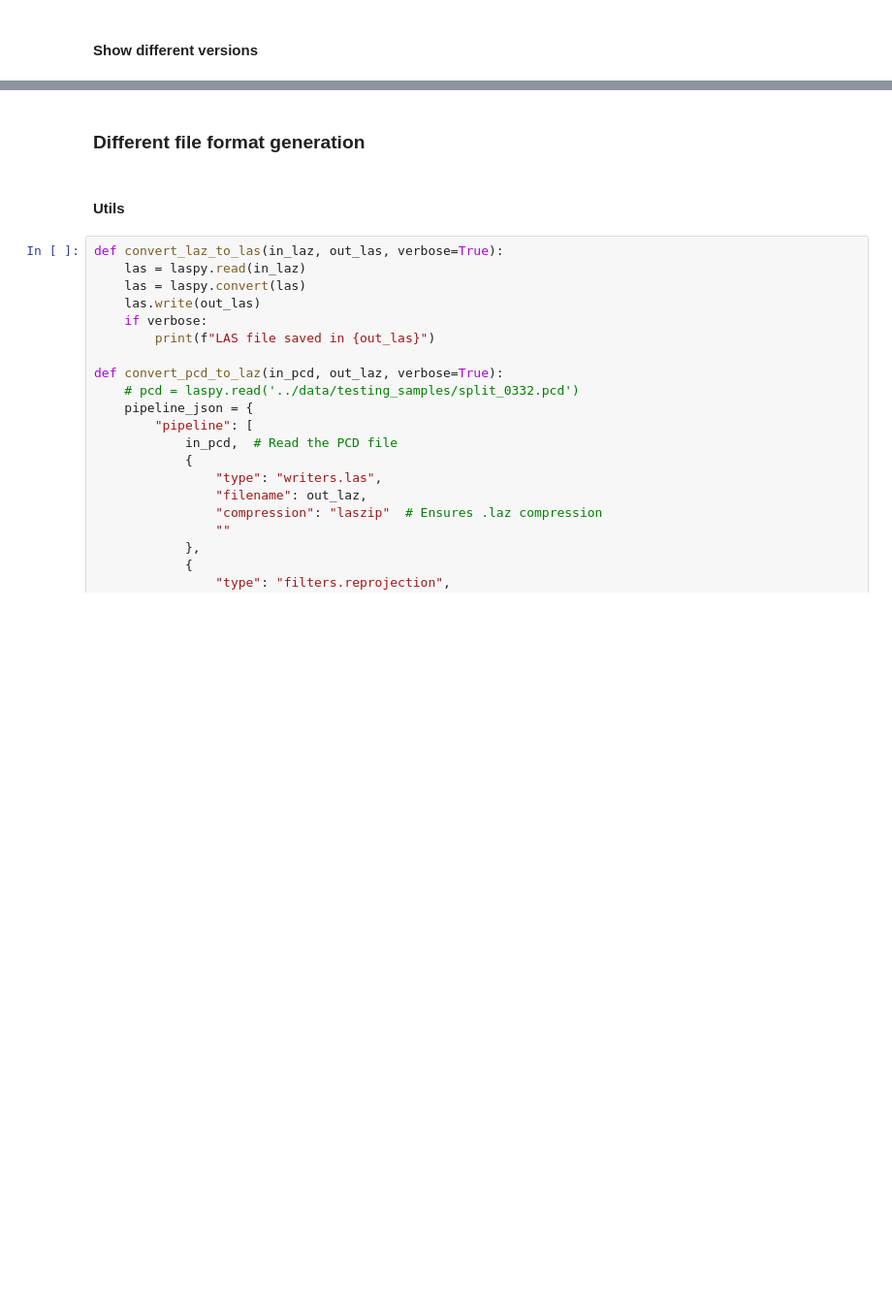
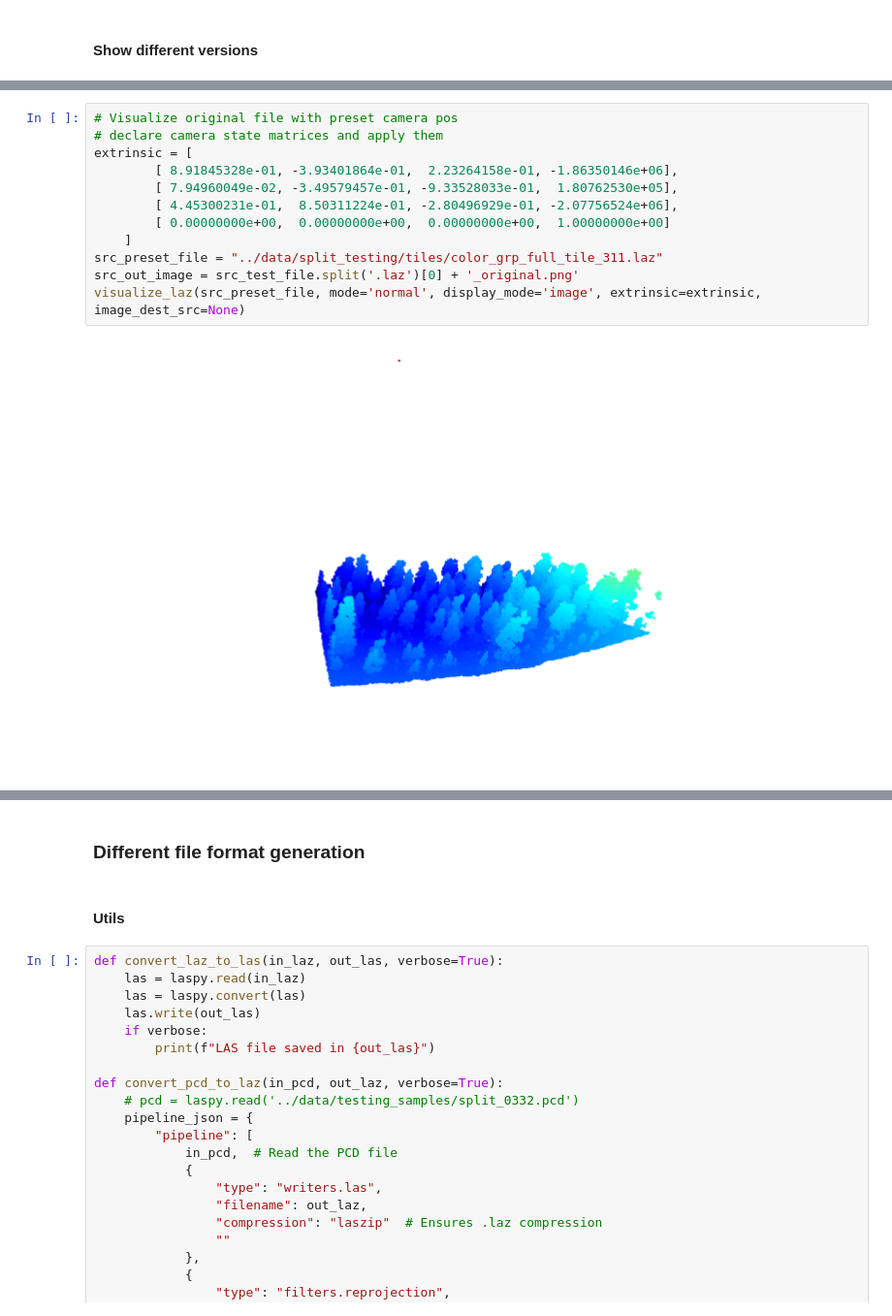
Before and after one commit to destoswa/PDM, a Jupyter notebook: notebooks/1_read_3d_pointclouds.ipynb, the cells around one changed output, grey strips where cells are left out. Shown at 97% size. Saved outputs shown, nothing was run; the diff lists cells and outputs as text; blank space fills up the shorter version.

```diff
--- a/notebooks/1_read_3d_pointclouds.ipynb
+++ b/notebooks/1_read_3d_pointclouds.ipynb
@@ -182,2 +169,16 @@ visualize_laz(src_test_file, display_mode='image', image_dest_src=None)
+# %%
+# Visualize original file with preset camera pos
+# declare camera state matrices and apply them
+extrinsic = [
+        [ 8.91845328e-01, -3.93401864e-01,  2.23264158e-01, -1.86350146e+06],
+        [ 7.94960049e-02, -3.49579457e-01, -9.33528033e-01,  1.80762530e+05],
+        [ 4.45300231e-01,  8.50311224e-01, -2.80496929e-01, -2.07756524e+06],
+        [ 0.00000000e+00,  0.00000000e+00,  0.00000000e+00,  1.00000000e+00]
+    ]
+src_preset_file = "../data/split_testing/tiles/color_grp_full_tile_311.laz"
+src_out_image = src_test_file.split('.laz')[0] + '_original.png'
+visualize_laz(src_preset_file, mode='normal', display_mode='image', extrinsic=extrinsic, image_dest_src=None)
+# %% [output]
+[figure, added]
 # %%
 # Visualize semantic segmentation
```
Also changed, not shown: parts of 18 cells of this notebook, 2 other files.
